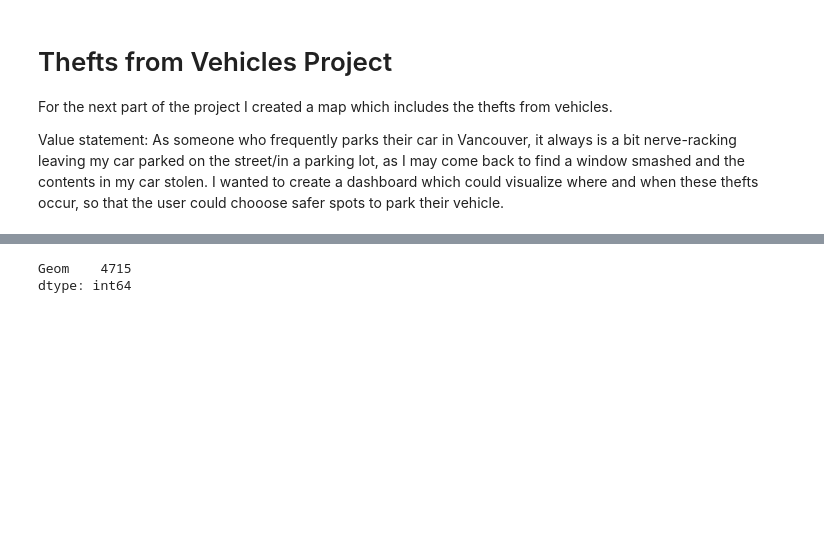
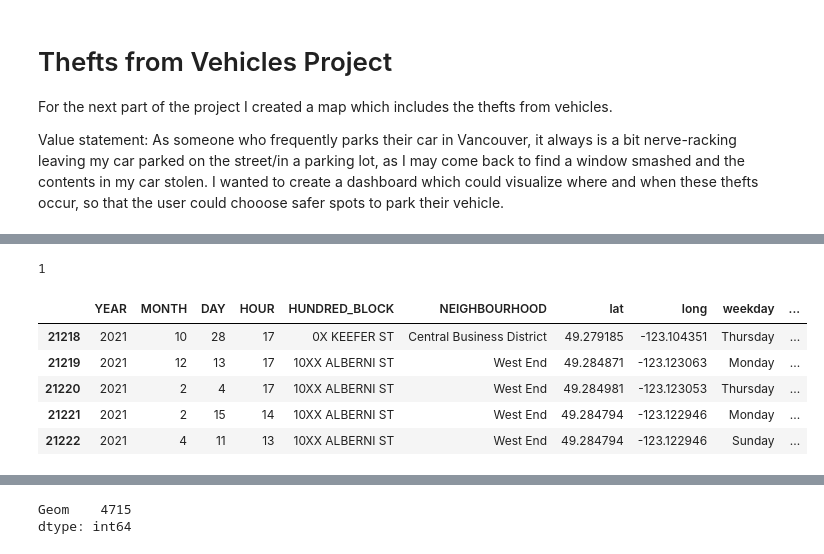
Before and after one commit to LazarAdamovic/Crime-in-Vancouver, a Jupyter notebook: Jupyter_notebooks_preprocessing.ipynb, the cells around one changed output, grey strips where cells are left out. Saved outputs shown, nothing was run; the diff lists cells and outputs as text; code cells hidden in the pictures; blank space fills up the shorter version.

Commit message:
fixed data to make more statistical

```diff
--- a/Jupyter_notebooks_preprocessing.ipynb
+++ b/Jupyter_notebooks_preprocessing.ipynb
@@ -283,0 +294,52 @@ df_car_thefts
+# %%
+# dropping the months of of 2021 which overlap with 2022 to get rid of garbage data
+
+'''Including the same months in 2021 and 2022 will skew the data and make it appear that more car breakins are happening during that month.
+Although more data points are generally a good thing, it will be bad data if they are included in the data-set.
+Any sort of exploratory analysis, or statistical analysis will get spoiled if we use the bad data
+As the old adage goes garbage in, garbage out'''
+
+
+# first we need to find what the greatest (most recent) month is in 2022
+
+# create filter for 2022
+year_filt=df_car_thefts['YEAR']==2022
+
+
+# create filter of the greatest month in 2022
+month_max=df_car_thefts[year_filt]['MONTH'].max()
+month_filt=df_car_thefts['MONTH']==month_max
+
+
+#find the greatest day for that month
+day_max=df_car_thefts[month_filt][year_filt]['DAY'].max()
+
+# It would be bad practice to include not a full month, however I still wanted to include it if the month had mostly passed.
+# Therefore I chose to include a  month in the data only if at least 24 days (around 80% of the month) had passed
+def month_func(x):
+    if x>=24:
+        ret=month_max
+    else:
+        ret=month_max-1
+    return ret
+
+# run function
+actual_month_max=month_func(day_max)
+actual_month_max
+# %% [output]
+1
+# %%
+# a filter which gets rid of the months
+
+filt_drop=df_car_thefts[filt]['MONTH']!=actual_month_max
+df_car_thefts=df_car_thefts[filt_drop]
+
+# dataframe
+df_car_thefts.head()
+# %% [output]
+|  | YEAR | MONTH | DAY | HOUR | HUNDRED_BLOCK | NEIGHBOURHOOD | lat | long | weekday | ... |
+| 21218 | 2021 | 10 | 28 | 17 | 0X KEEFER ST | Central Business District | 49.279185 | -123.104351 | Thursday | ... |
+| 21219 | 2021 | 12 | 13 | 17 | 10XX ALBERNI ST | West End | 49.284871 | -123.123063 | Monday | ... |
+| 21220 | 2021 | 2 | 4 | 17 | 10XX ALBERNI ST | West End | 49.284981 | -123.123053 | Thursday | ... |
+| 21221 | 2021 | 2 | 15 | 14 | 10XX ALBERNI ST | West End | 49.284794 | -123.122946 | Monday | ... |
+| 21222 | 2021 | 4 | 11 | 13 | 10XX ALBERNI ST | West End | 49.284794 | -123.122946 | Sunday | ... |
```
Also changed, not shown: parts of 19 cells of this notebook, 3 other files.
